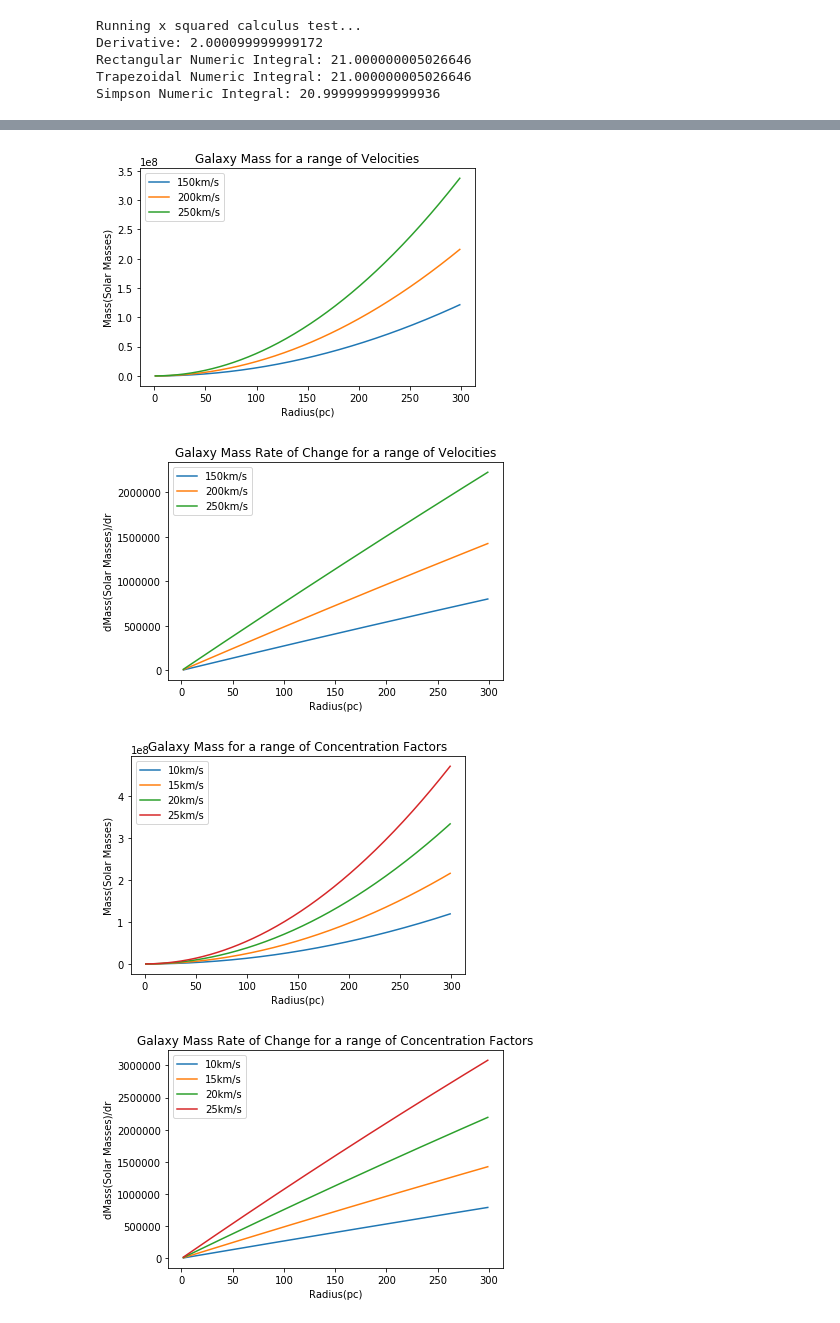
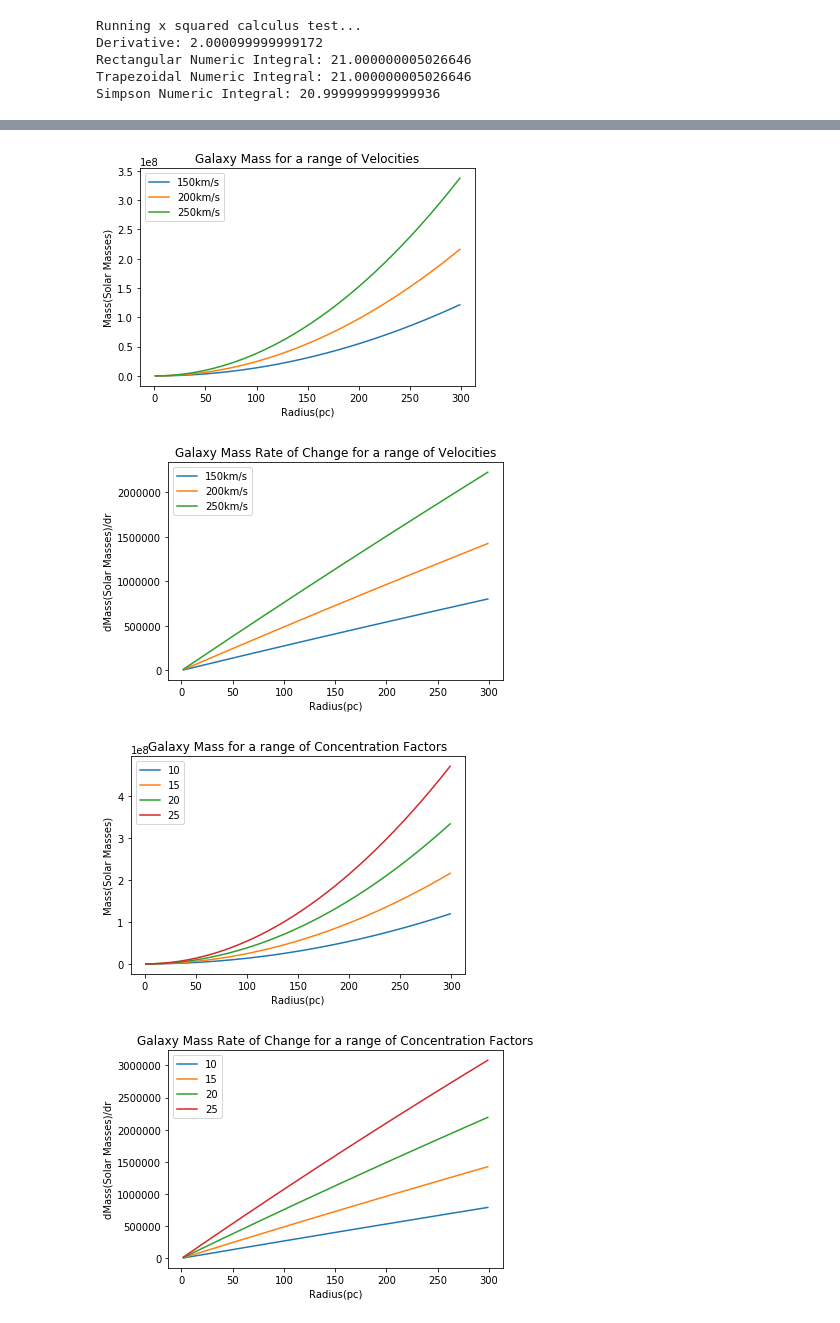
Before and after one commit to zrd7527/ASTP720, a Jupyter notebook: ASTP720_HW2.ipynb, the cells around one changed output, grey strips where cells are left out. Cells and saved outputs as stored; diff of their text form; code cells hidden in the pictures.

```diff
--- a/ASTP720_HW2.ipynb
+++ b/ASTP720_HW2.ipynb
@@ -171,37 +171,37 @@ def main():
         mass2.append(masses2[0])
         totmass2.append(masses2[1])
         dmass2.append(masses2[2])
-        labels = []
+    labels = []
     plt.figure(3)
     for i in range(0, len(concen)):
         plt.plot(radius, mass2[i])
-        newlabel = str(concen[i]) + 'km/s'
+        newlabel = str(concen[i])
         labels.append(newlabel)
         print('Total mass (in solar masses) with concentration factor ' + str(concen[i]) + ': ' + str(totmass2[i]))
     plt.title('Galaxy Mass for a range of Concentration Factors')
     plt.legend(labels = labels)
     plt.xlabel('Radius(pc)')
     plt.ylabel('Mass(Solar Masses)')
     plt.figure(4)
     for i in range(0, len(concen)):
         plt.plot(radius[1:], dmass2[i])
     plt.title('Galaxy Mass Rate of Change for a range of Concentration Factors')
     plt.legend(labels = labels)
     plt.xlabel('Radius(pc)')
     plt.ylabel('dMass(Solar Masses)/dr')
 main()
 # %% [output]
 Total mass (in solar masses) at 150 km/s: 12247331116.161999
 Total mass (in solar masses) at 200 km/s: 21773033095.399113
 Total mass (in solar masses) at 250 km/s: 34020364211.561108
 Total mass (in solar masses) with concentration factor 10: 12004585734.745466
 Total mass (in solar masses) with concentration factor 15: 21773033095.399113
 Total mass (in solar masses) with concentration factor 20: 33735358456.148937
 Total mass (in solar masses) with concentration factor 25: 47715113622.47417
 [figure]
 [figure]
-[figure, old version]
+[figure, new version]
-[figure, old version]
+[figure, new version]
 # %%
 import numpy as np
 
```
Also changed, not shown: parts of 1 cell of this notebook.
